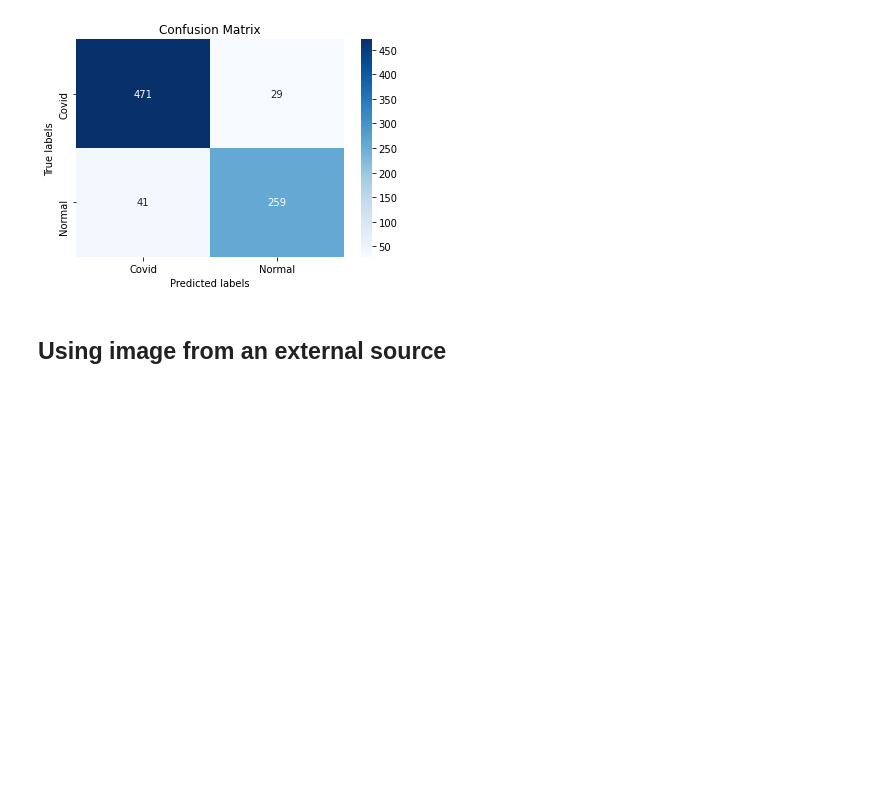
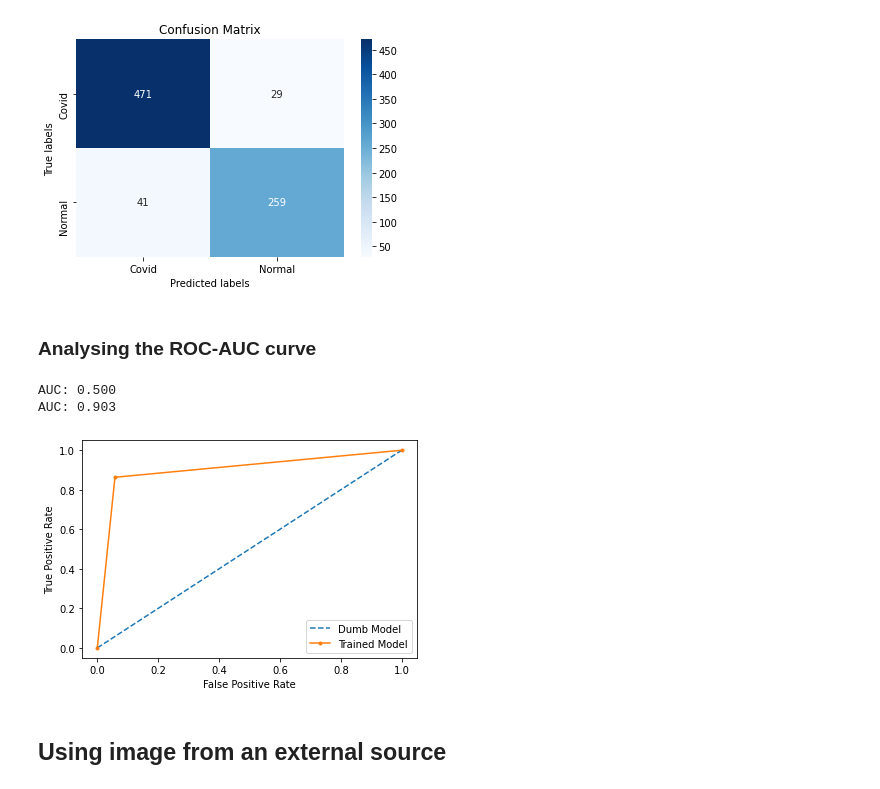
Before and after one commit to shaunak09vb/Coronavirus-Detection-using-Chest-X-Ray, a Jupyter notebook: notebook/Coronavirus_Detection_using_Chest_X_Ray.ipynb, the cells around one changed output. Drawn from its saved outputs; the diff is of its cells as text; code cells hidden in the pictures; blank space fills up the shorter version.

Commit message:
Added ROC-AUC analysis

```diff
--- a/notebook/Coronavirus_Detection_using_Chest_X_Ray.ipynb
+++ b/notebook/Coronavirus_Detection_using_Chest_X_Ray.ipynb
@@ -178,6 +184,34 @@ ax.xaxis.set_ticklabels(['Covid','Normal']);
 ax.yaxis.set_ticklabels(['Covid','Normal']);
 # %% [output]
 [figure]
+# %% [markdown]
+### Analysing the ROC-AUC curve
+# %%
+from sklearn.metrics import roc_curve, roc_auc_score
+results_0 = [0 for _ in range(len(y_test))]
+# %%
+fpr_0, tpr_0, thresholds_0 = roc_curve(y_test,results_0)
+fpr, tpr, thresholds = roc_curve(y_test, results)
+# %%
+auc_0 = roc_auc_score(y_test, results_0)
+print('AUC for Dumb Model: %.3f' % auc_0)
+auc = roc_auc_score(y_test, results)
+print('AUC for Trained Model: %.3f' % auc)
+# %% [output]
+AUC: 0.500
+AUC: 0.903
+# %%
+plt.plot(fpr_0, tpr_0, linestyle='--', label='Dumb Model')
+plt.plot(fpr, tpr, marker='.', label='Trained Model')
+
+plt.xlabel('False Positive Rate')
+plt.ylabel('True Positive Rate')
+
+plt.legend()
+
+plt.show()
+# %% [output]
+[figure, added]
 # %% [markdown]
 ## Using image from an external source
 # %%
```
Also changed, not shown: parts of 5 cells of this notebook.
